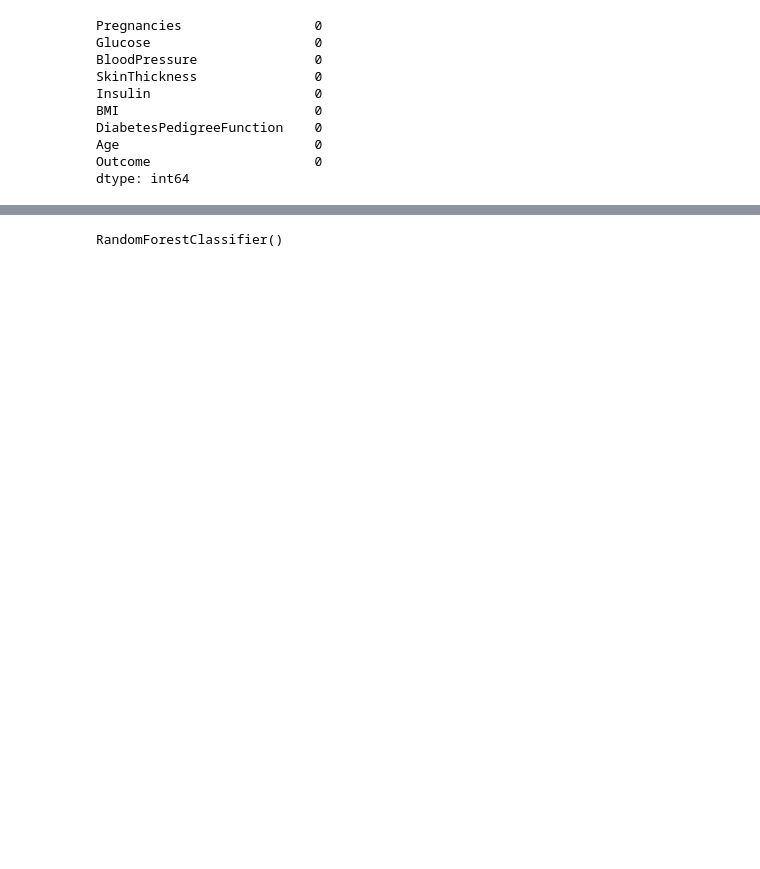
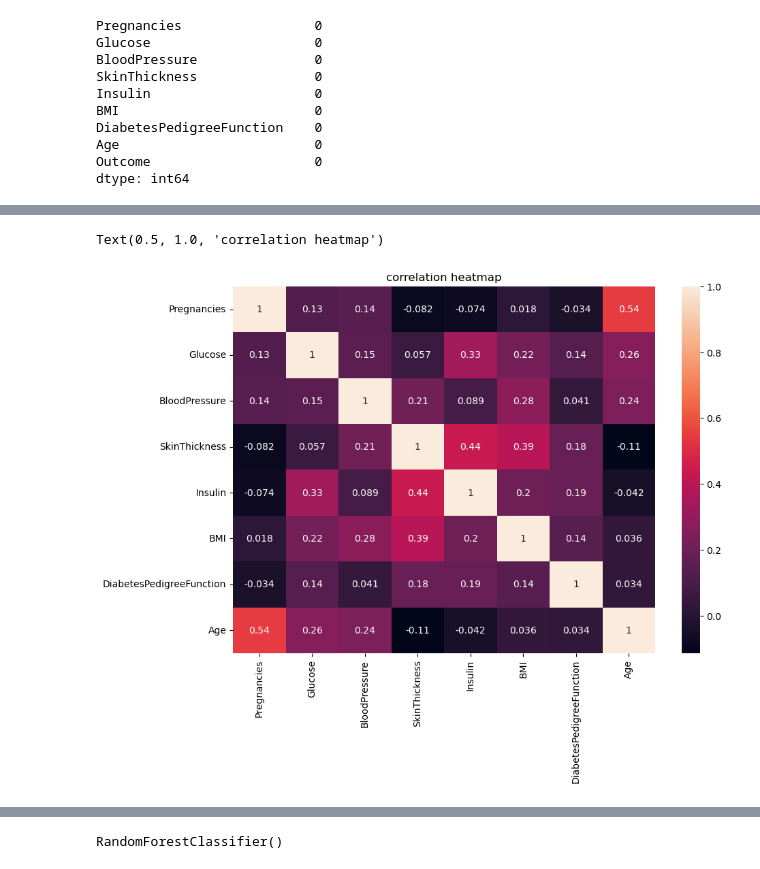
Before and after one commit to TAYKang1008/BAF-17-FRESH-Edu, a Jupyter notebook: 17기_신입교육세션_과제3_강태희.ipynb, the cells around one changed output, grey strips where cells are left out. Cells and saved outputs as stored; diff of their text form; code cells hidden in the pictures; blank space fills up the shorter version.

```diff
--- a/17기_신입교육세션_과제3_강태희.ipynb
+++ b/17기_신입교육세션_과제3_강태희.ipynb
@@ -104,0 +173,11 @@ dtype: int64
+# %%
+#상관계수 값 구하기
+
+plt.figure(figsize=(10,7))
+sns.heatmap(df[['Pregnancies', 'Glucose',	'BloodPressure', 'SkinThickness', 'Insulin', 'BMI',	'DiabetesPedigreeFunction', 'Age']].corr(),annot=True)
+plt.title('correlation heatmap')
+
+# Age와 Pregnancies, SkinThickness와 Insulin 사이의 상관계수가 비교적 높은 편이라는걸 확인할 수 있음
+# %% [output]
+Text(0.5, 1.0, 'correlation heatmap')
+[figure, added]
```
Also changed, not shown: parts of 24 cells of this notebook.
